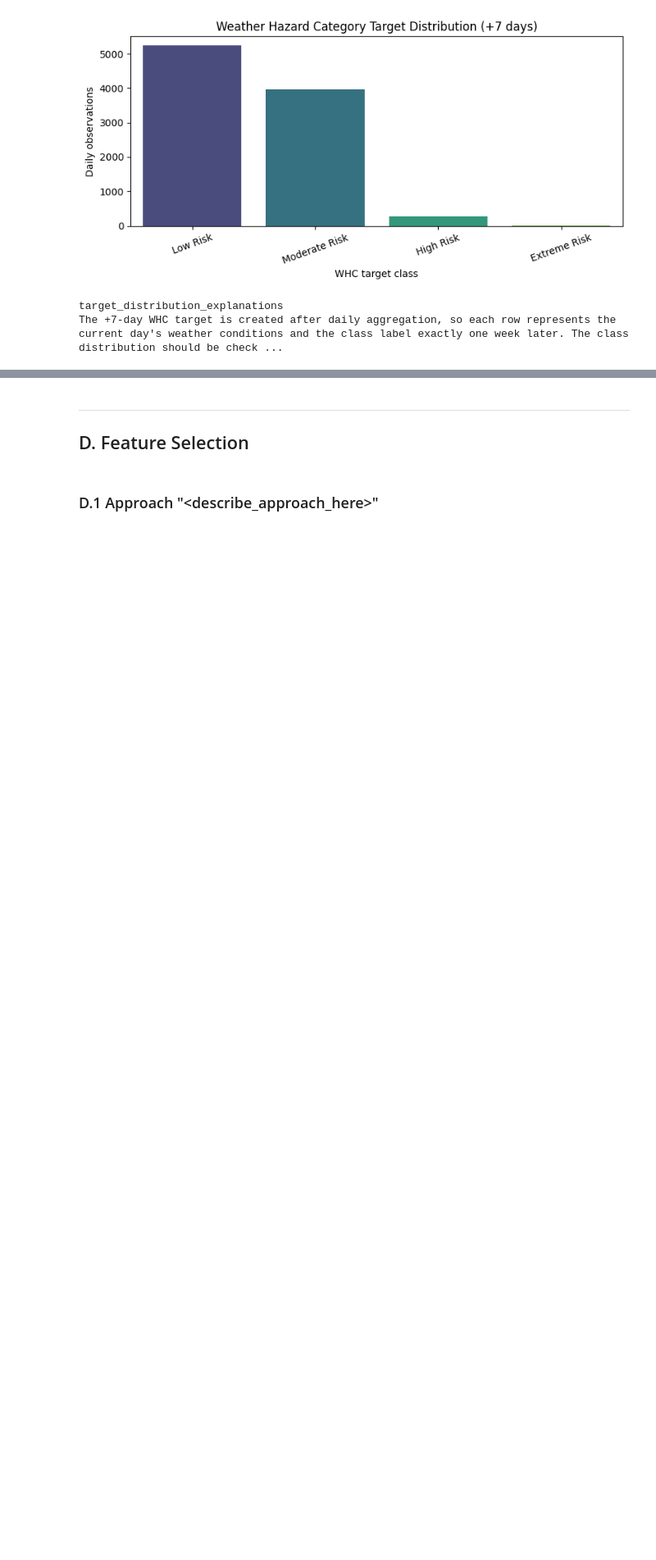
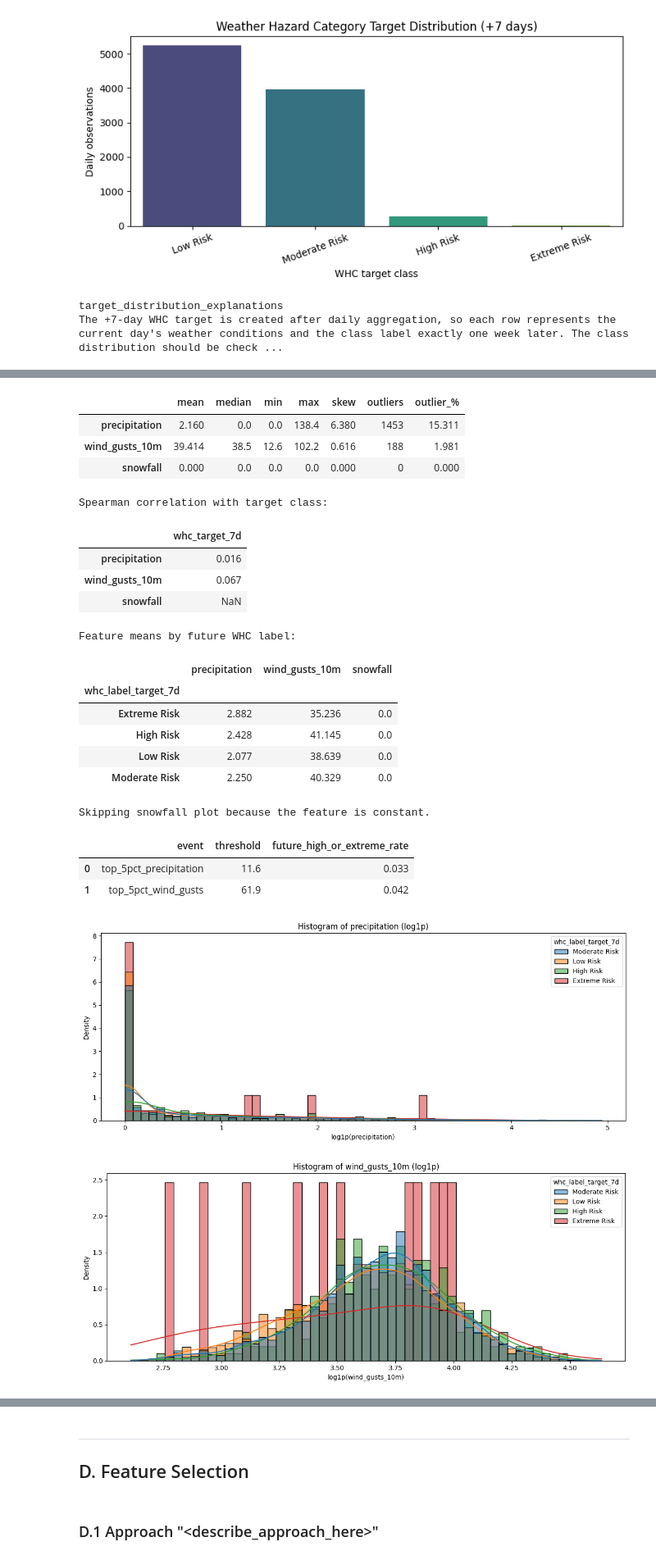
Before and after one commit to RP28/36120-26SP-AT2-26294153-experiments, a Jupyter notebook: notebooks/weather_hazard/36120_26SP_AT2_student_id_experiment.ipynb, the cells around one changed output, grey strips where cells are left out. Shown at 82% size. Saved outputs shown, nothing was run; the diff lists cells and outputs as text; code cells hidden in the pictures; blank space fills up the shorter version.

```diff
--- a/notebooks/weather_hazard/36120_26SP_AT2_student_id_experiment.ipynb
+++ b/notebooks/weather_hazard/36120_26SP_AT2_student_id_experiment.ipynb
@@ -304,0 +436,29 @@ provide a detailed analysis on the selected feature, its distribution, limitatio
+# %%
+event_driver_features = [
+    "precipitation",
+    "wind_gusts_10m",
+    "snowfall",
+]
+
+event_stats, event_correlations, event_target_correlations, event_class_means = explore_numerical_hazard_features(
+    event_driver_features,
+    plot_features=["precipitation", "wind_gusts_10m", "snowfall"],
+    transform=ColTransform.LOG1P,
+)
+
+heavy_rain_threshold = weather_hazard_df["precipitation"].quantile(0.95)
+high_gust_threshold = weather_hazard_df["wind_gusts_10m"].quantile(0.95)
+event_extreme_rates = pd.DataFrame([
+    {
+        "event": "top_5pct_precipitation",
+        "threshold": heavy_rain_threshold,
+        "future_high_or_extreme_rate": eda_weather_df.loc[eda_weather_df["precipitation"] >= heavy_rain_threshold, target_name].ge(2).mean(),
+    },
+    {
+        "event": "top_5pct_wind_gusts",
+        "threshold": high_gust_threshold,
+        "future_high_or_extreme_rate": eda_weather_df.loc[eda_weather_df["wind_gusts_10m"] >= high_gust_threshold, target_name].ge(2).mean(),
+    },
+])
+display(event_extreme_rates.round(3))
+# %% [output]
@@ -304,0 +466,22 @@ provide a detailed analysis on the selected feature, its distribution, limitatio
+|  | mean | median | min | max | skew | outliers | outlier_% |
+| precipitation | 2.160 | 0.0 | 0.0 | 138.4 | 6.380 | 1453 | 15.311 |
+| wind_gusts_10m | 39.414 | 38.5 | 12.6 | 102.2 | 0.616 | 188 | 1.981 |
+| snowfall | 0.000 | 0.0 | 0.0 | 0.0 | 0.000 | 0 | 0.000 |
+Spearman correlation with target class:
+|  | whc_target_7d |
+| precipitation | 0.016 |
+| wind_gusts_10m | 0.067 |
+| snowfall | NaN |
+Feature means by future WHC label:
+|  | precipitation | wind_gusts_10m | snowfall |
+| whc_label_target_7d |  |  |  |
+| Extreme Risk | 2.882 | 35.236 | 0.0 |
+| High Risk | 2.428 | 41.145 | 0.0 |
+| Low Risk | 2.077 | 38.639 | 0.0 |
+| Moderate Risk | 2.250 | 40.329 | 0.0 |
+Skipping snowfall plot because the feature is constant.
+|  | event | threshold | future_high_or_extreme_rate |
+| 0 | top_5pct_precipitation | 11.6 | 0.033 |
+| 1 | top_5pct_wind_gusts | 61.9 | 0.042 |
+[figure, added]
+[figure, added]
```
Also changed, not shown: parts of 26 cells of this notebook.
